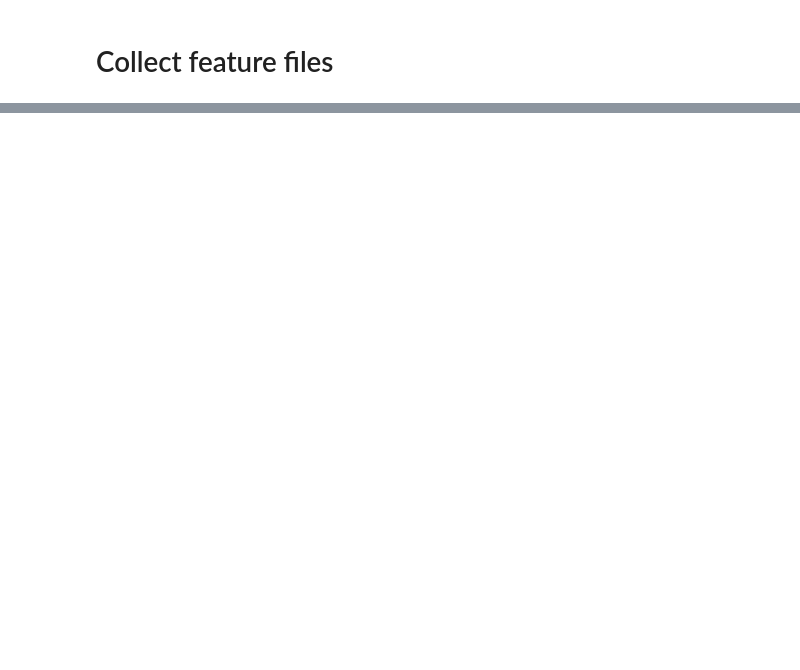
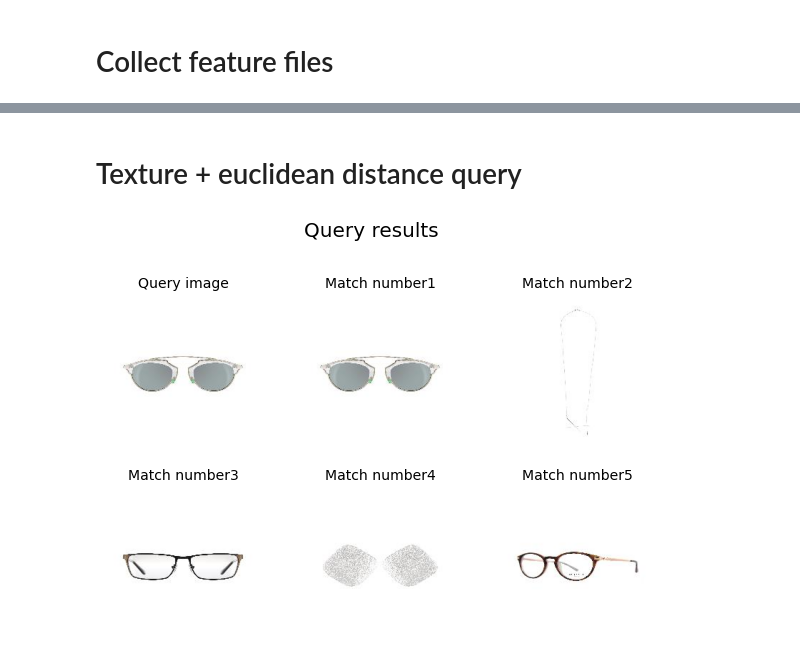
Before and after one commit to anamarine/IREI_CBIR, a Jupyter notebook: draft1.ipynb, the cells around one changed output, grey strips where cells are left out. Cells and saved outputs as stored; diff of their text form; code cells hidden in the pictures; blank space fills up the shorter version.

```diff
--- a/draft1.ipynb
+++ b/draft1.ipynb
@@ -139,0 +195,6 @@ def CollectFusionFeatures():
+# %% [markdown]
+# Texture + euclidean distance query
+# %%
+ShowQueryResults(texFeatureVector)
+# %% [output]
+[figure, added]
```
Also changed, not shown: parts of 27 cells of this notebook, 2 other files.
